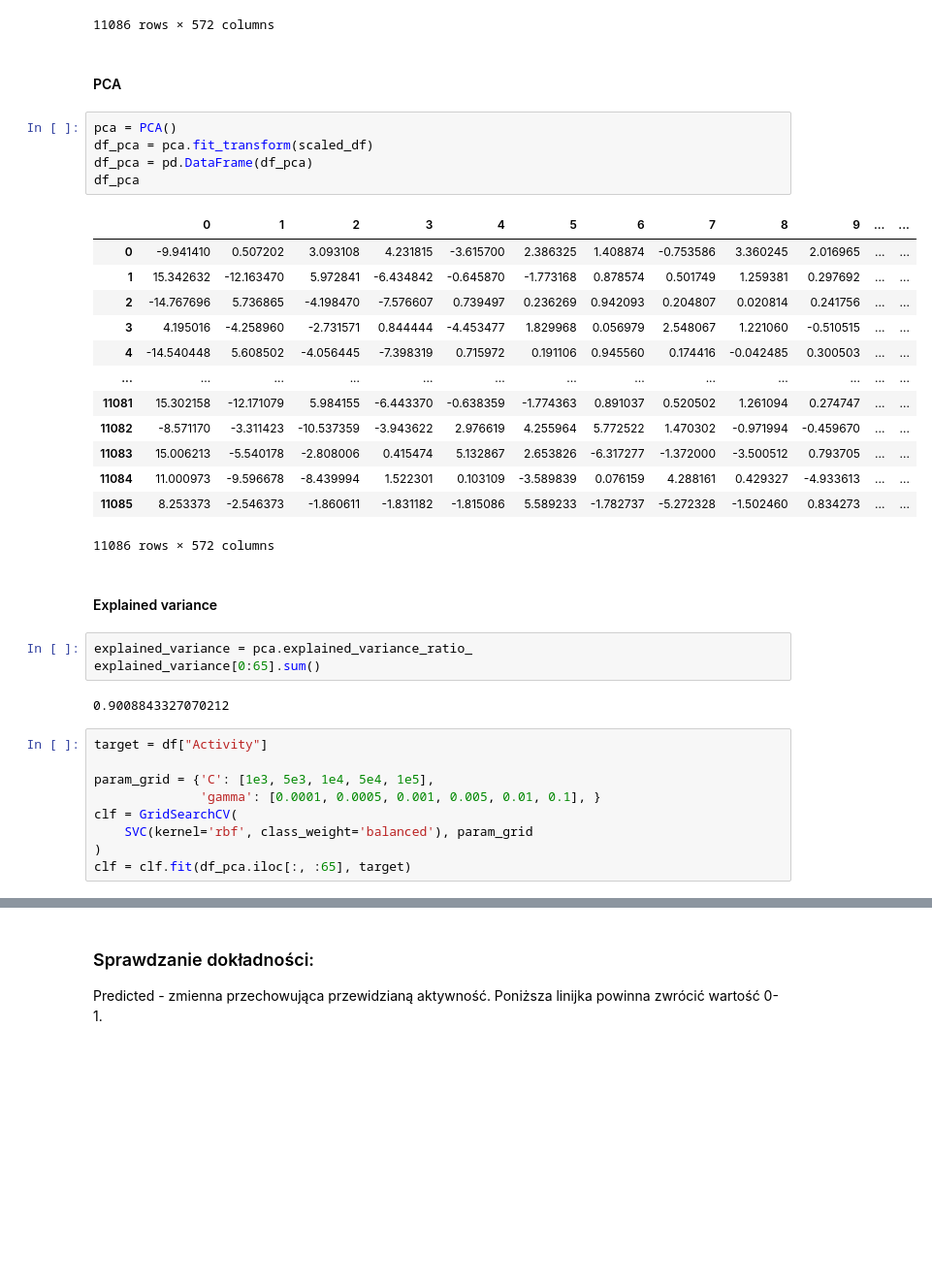
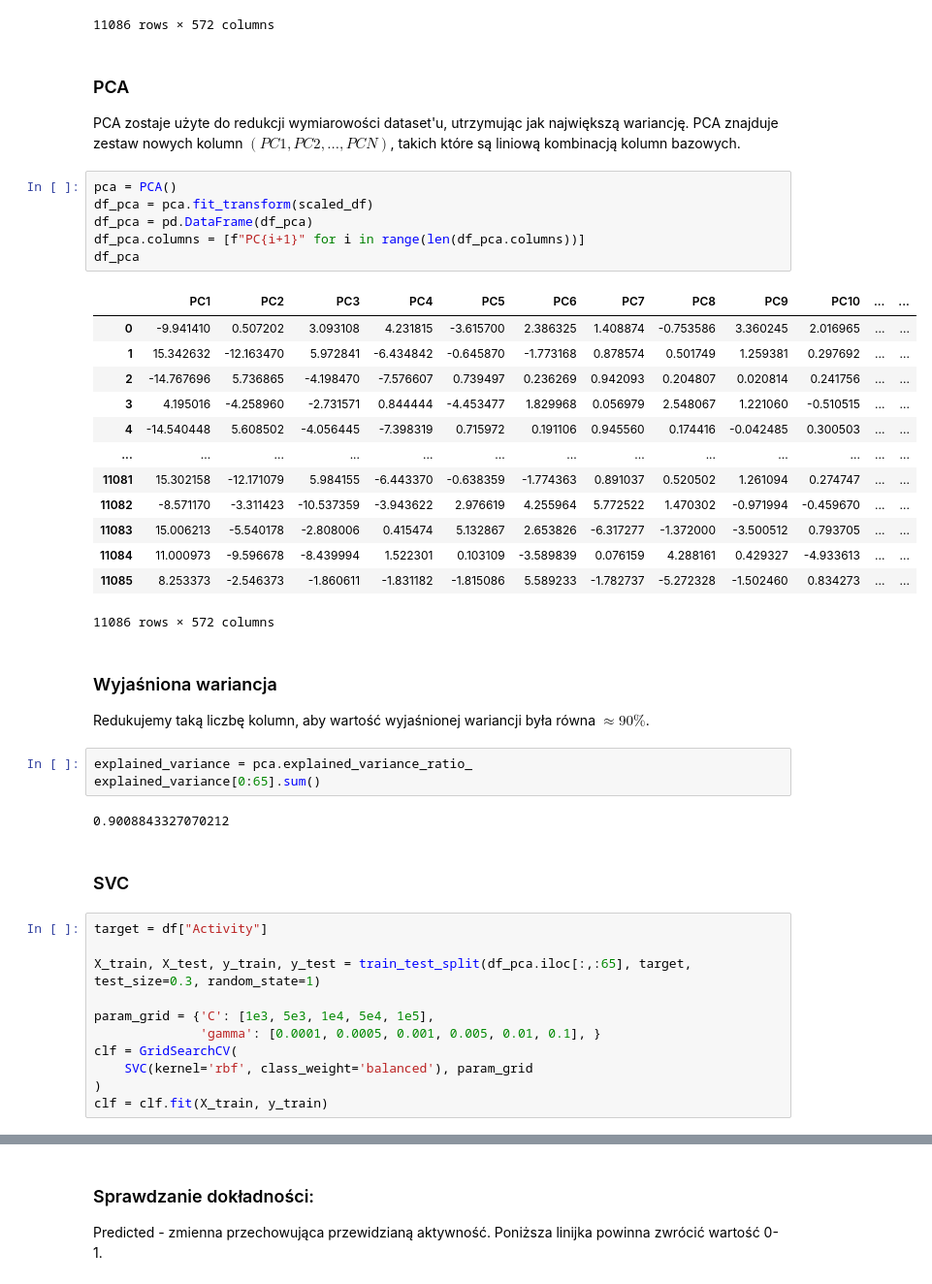
Before and after one commit to TheAndreyy/Hamsterbusters, a Jupyter notebook: main.ipynb, the cells around one changed output, grey strips where cells are left out. Shown: that part at 97% size. Drawn from its saved outputs; the diff is of its cells as text; blank space fills up the shorter version.

```diff
--- a/main.ipynb
+++ b/main.ipynb
@@ -90,15 +90,17 @@ scaled_df
 | 11084 | 1.731582 | -0.805155 | -0.415942 | -0.099950 | 1.740528e+00 | -1.178285 | -0.267270 | 1.387815 | 0.486383 | -0.581543 | ... | ... |
 | 11085 | 1.731895 | -0.644874 | 0.096720 | -0.682394 | 1.281668e+00 | -2.858603 | -1.381482 | 1.007135 | -0.974335 | -0.030266 | ... | ... |
 11086 rows × 572 columns
-# %% [markdown]
-#### PCA
+# %% [markdown]
+### PCA
+PCA zostaje użyte do redukcji wymiarowości dataset'u, utrzymując jak największą wariancję. PCA znajduje zestaw nowych kolumn $ (PC1, PC2, ... , PCN) $, takich które są liniową kombinacją kolumn bazowych.
 # %%
 pca = PCA()
 df_pca = pca.fit_transform(scaled_df)
 df_pca = pd.DataFrame(df_pca)
+df_pca.columns = [f"PC{i+1}" for i in range(len(df_pca.columns))]
 df_pca
 # %% [output]
-|  | 0 | 1 | 2 | 3 | 4 | 5 | 6 | 7 | 8 | 9 | ... | ... |
+|  | PC1 | PC2 | PC3 | PC4 | PC5 | PC6 | PC7 | PC8 | PC9 | PC10 | ... | ... |
 | 0 | -9.941410 | 0.507202 | 3.093108 | 4.231815 | -3.615700 | 2.386325 | 1.408874 | -0.753586 | 3.360245 | 2.016965 | ... | ... |
 | 1 | 15.342632 | -12.163470 | 5.972841 | -6.434842 | -0.645870 | -1.773168 | 0.878574 | 0.501749 | 1.259381 | 0.297692 | ... | ... |
 | 2 | -14.767696 | 5.736865 | -4.198470 | -7.576607 | 0.739497 | 0.236269 | 0.942093 | 0.204807 | 0.020814 | 0.241756 | ... | ... |
@@ -111,20 +113,25 @@ df_pca
 | 11084 | 11.000973 | -9.596678 | -8.439994 | 1.522301 | 0.103109 | -3.589839 | 0.076159 | 4.288161 | 0.429327 | -4.933613 | ... | ... |
 | 11085 | 8.253373 | -2.546373 | -1.860611 | -1.831182 | -1.815086 | 5.589233 | -1.782737 | -5.272328 | -1.502460 | 0.834273 | ... | ... |
 11086 rows × 572 columns
-# %% [markdown]
-#### Explained variance
+# %% [markdown]
+### Wyjaśniona wariancja
+Redukujemy taką liczbę kolumn, aby wartość wyjaśnionej wariancji była równa $ \approx 90\% $.
 # %%
 explained_variance = pca.explained_variance_ratio_
 explained_variance[0:65].sum()
 # %% [output]
 0.9008843327070212
+# %% [markdown]
+### SVC
 # %%
 target = df["Activity"]
+
+X_train, X_test, y_train, y_test = train_test_split(df_pca.iloc[:,:65], target, test_size=0.3, random_state=1)
 
 param_grid = {'C': [1e3, 5e3, 1e4, 5e4, 1e5],
               'gamma': [0.0001, 0.0005, 0.001, 0.005, 0.01, 0.1], }
 clf = GridSearchCV(
     SVC(kernel='rbf', class_weight='balanced'), param_grid
 )
-clf = clf.fit(df_pca.iloc[:, :65], target)
+clf = clf.fit(X_train, y_train)
 # %%
```
Also changed, not shown: parts of 4 cells of this notebook.
